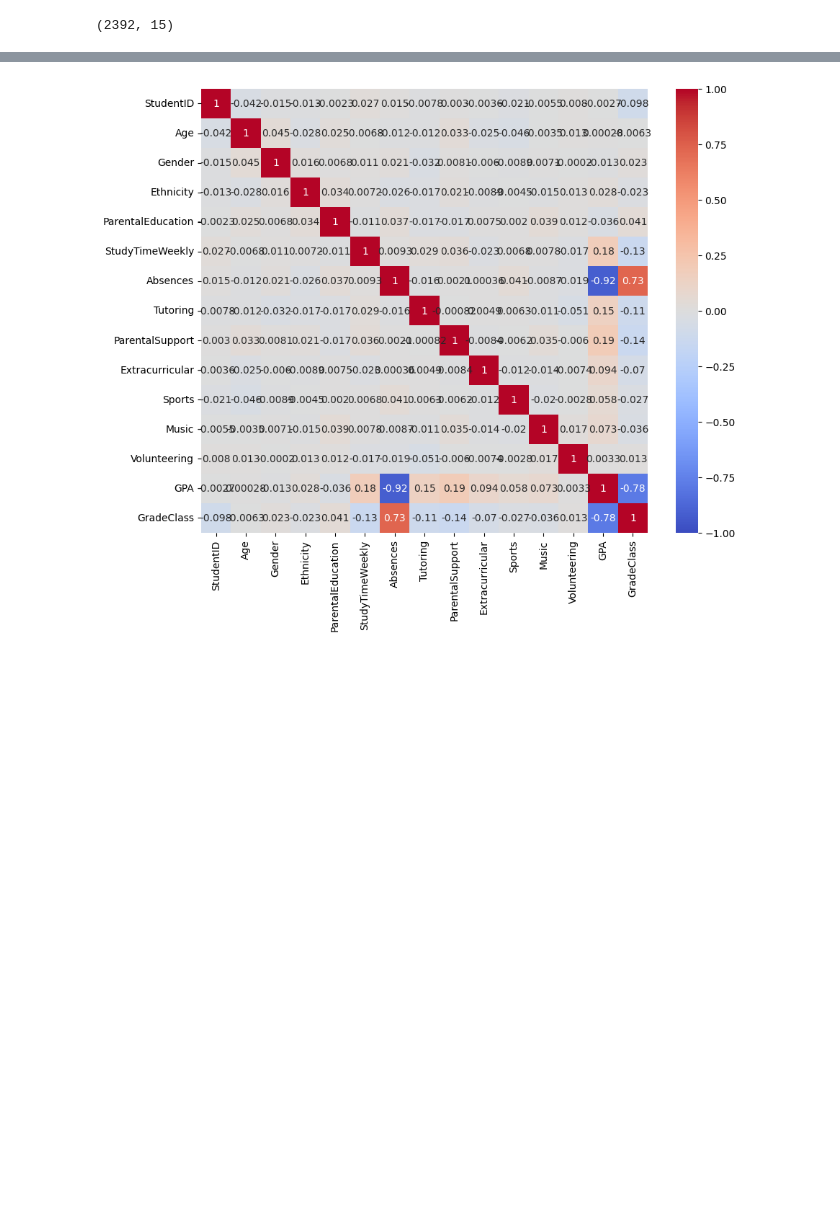
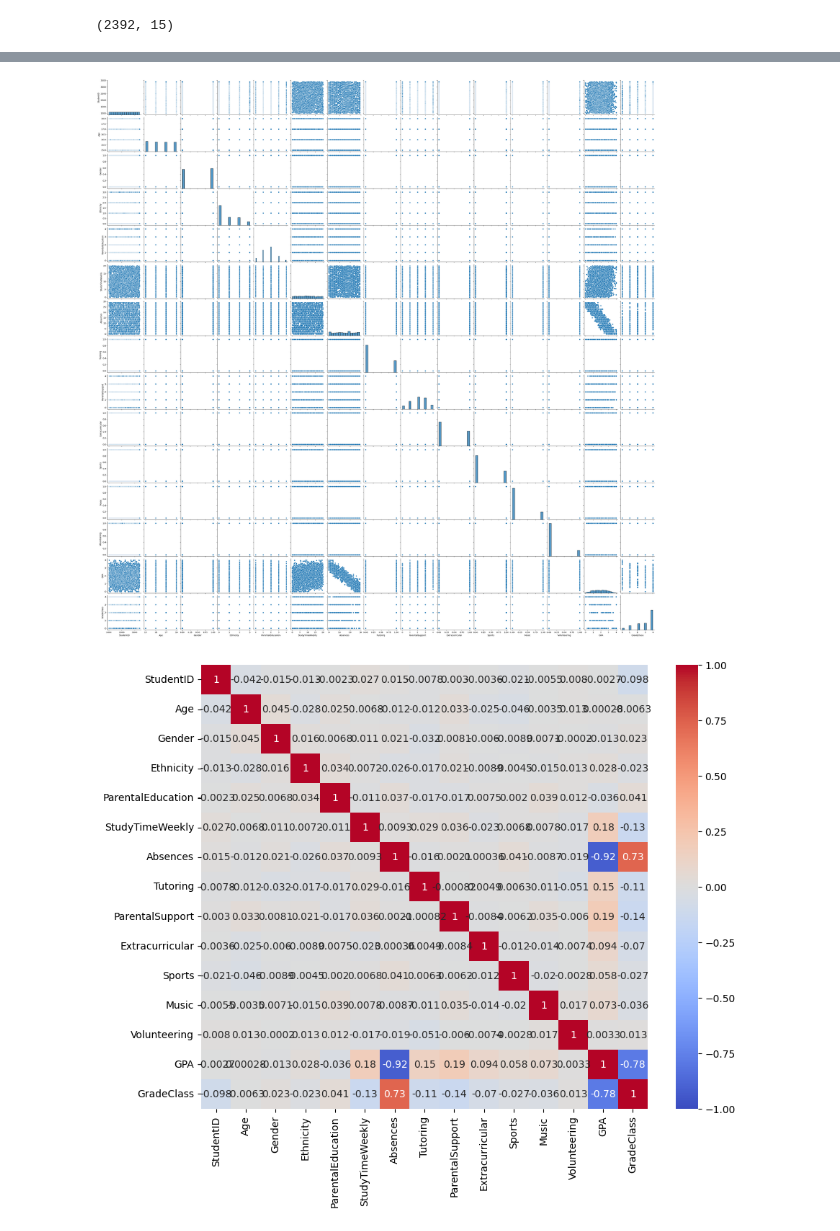
Before and after one commit to enzmiguel/predicao-notas-alunos-eua, a Jupyter notebook: projeto_predicao_notas_estudantes.ipynb, the cells around one changed output, grey strips where cells are left out. Saved outputs shown, nothing was run; the diff lists cells and outputs as text; code cells hidden in the pictures; blank space fills up the shorter version.

```diff
--- a/projeto_predicao_notas_estudantes.ipynb
+++ b/projeto_predicao_notas_estudantes.ipynb
@@ -90,9 +90,11 @@ estudantes.describe()
 | 75% | 2794.250000 | 17.000000 | 1.000000 | 2.000000 | 2.000000 | 14.408410 | 22.000000 | 1.000000 | ... |
 | max | 3392.000000 | 18.000000 | 1.000000 | 3.000000 | 4.000000 | 19.978094 | 29.000000 | 1.000000 | ... |
 # %%
-#sns.pairplot(estudantes)
+sns.pairplot(estudantes)
 
-#plt.show()
+plt.show()
+# %% [output]
+[figure, added]
 # %%
 correlacao = estudantes.corr()
 
```
Also changed, not shown: parts of 13 cells of this notebook.
